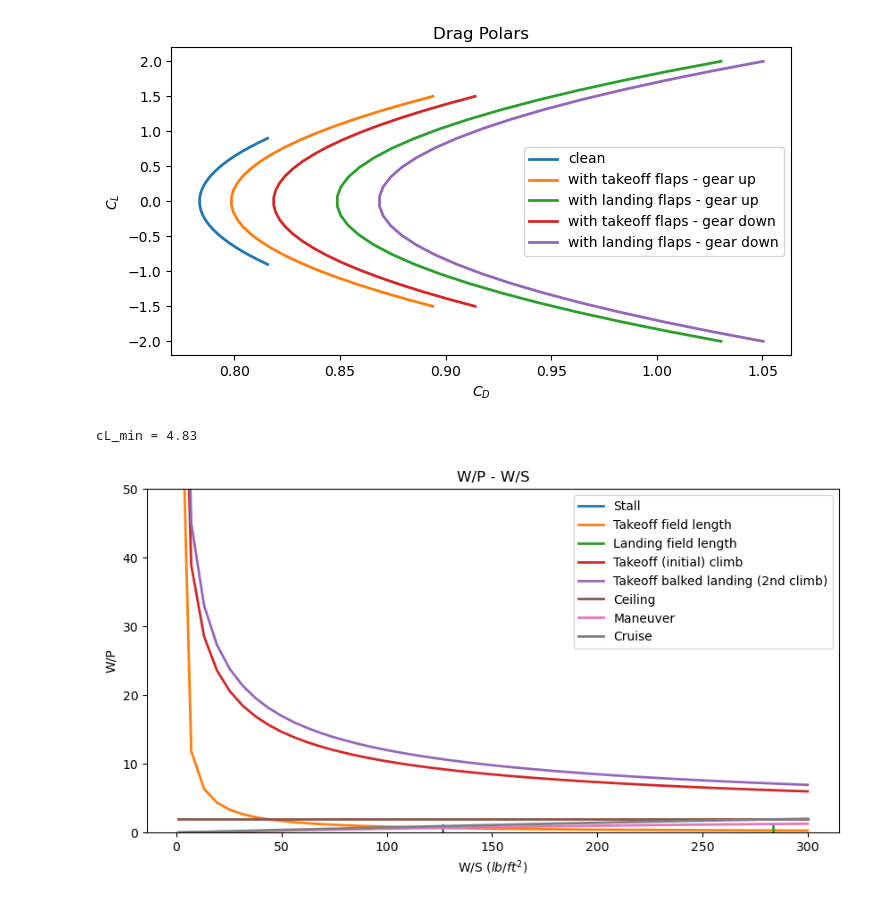
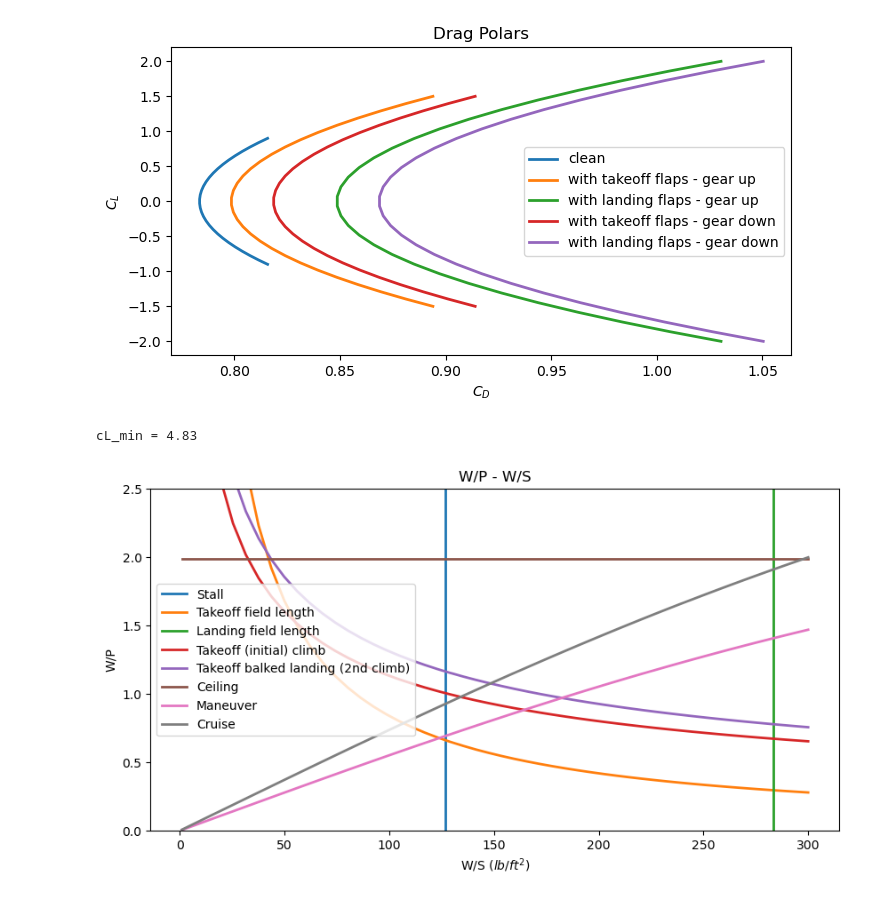
Before and after one commit to VaishnaviK003/Group9-EAE-130-A-B-UCDavis-2025-GatewayToBlueSkies, a Jupyter notebook: Assignment3.ipynb, the cells around one changed output. Cells and saved outputs as stored; diff of their text form; code cells hidden in the pictures.

```diff
--- a/Assignment3.ipynb
+++ b/Assignment3.ipynb
@@ -198,8 +198,8 @@ print("cL_min = " + str(round(cL_min, 2)))
 
 
 # Climb - formulas using from Matabook pg. 41
-L_D_climb = 10 #float(input("Enter the Lift-to-Drag ratio during climb: "))
-cL_max_climb = 2 # float(input("Enter the cL_max during climb: "))
+L_D_climb = 1 #float(input("Enter the Lift-to-Drag ratio during climb: "))
+cL_max_climb = 1.25 # float(input("Enter the cL_max during climb: "))
 # Note that the L / D for climb might be lower than the L / D during cruising ﬂight,
 # especially during initial climb when the gear and ﬂaps might still be down. - Raymer's text pg. 125
 #V_vertical = float(input("Enter the vertical velocity during climb (ft/s): "))
@@ -232,37 +232,37 @@ power_weight_ratio_ceiling = pwr(thurst_weight_ratio_ceiling, eta_p, V)
 # Maneuver - Metabook pg. 42
 
 q = (0.5) * (rho_condition) * (V**2)
-n = 1.5 # float(input("Enter the load factor (#g): "))
+n = 1 # float(input("Enter the load factor (#g): "))
 
 thurst_weight_ratio_maneuver = (( q * parasite_drag_coeff ) / WS) + (WS * (n**2 / (q * math.pi * AR * eff_clean)))
 
 power_weight_ratio_maneuver = pwr(thurst_weight_ratio_maneuver, eta_p, V)
 
 # Cruise - metabook pg. 43
 power_weight_ratio_cruise = ((q * V * (parasite_drag_coeff + (((WS**2) * (W_5 / W_0)**2) / ((q**2) * math.pi * AR * eff_clean)))) /
                              (550 * eta_p * WS)) * (0.75) # since P_cruise is around 75% to 80% of rated power - from metabook pg. 43
 
 
 WS_stall = WS_stall * math.ones(50)
 WS_landing = WS_landing * math.ones(50)
 power_weight_ratio_ceiling = power_weight_ratio_ceiling * math.ones(50)
 
 plt.figure(figsize=(10,5))
 plt.title('W/P - W/S')
 plt.xlabel("W/S $(lb/ft^2)$")
 plt.ylabel("W/P")
-plt.plot(WS_stall, math.linspace(0,1,50), label='Stall', linestyle='-', linewidth=2)
+plt.plot(WS_stall, math.linspace(0,2.5,50), label='Stall', linestyle='-', linewidth=2)
 plt.plot(WS, (1/power_weight_ratio_takeoff), label='Takeoff field length', linestyle='-', linewidth=2)
-plt.plot(WS_landing, math.linspace(0,1,50), label='Landing field length', linestyle='-', linewidth=2)
+plt.plot(WS_landing, math.linspace(0,2.5,50), label='Landing field length', linestyle='-', linewidth=2)
 plt.plot(WS, (1/power_weight_ratio_climb_takeoff1), label='Takeoff (initial) climb', linestyle='-', linewidth=2)
 plt.plot(WS, (1/power_weight_ratio_climb_takeoff2), label='Takeoff balked landing (2nd climb)', linestyle='-', linewidth=2)
 plt.plot(WS, (1/power_weight_ratio_ceiling), label='Ceiling', linestyle='-', linewidth=2)
 plt.plot(WS, (1/power_weight_ratio_maneuver), label='Maneuver', linestyle='-', linewidth=2)
 plt.plot(WS, (1/power_weight_ratio_cruise), label='Cruise', linestyle='-', linewidth=2)
-plt.ylim(0, 50)
+plt.ylim(0, 2.5)
 plt.legend(loc='best')
 plt.show()
 # %% [output]
 [figure]
 cL_min = 4.83
-[figure, old version]
+[figure, new version]
```
